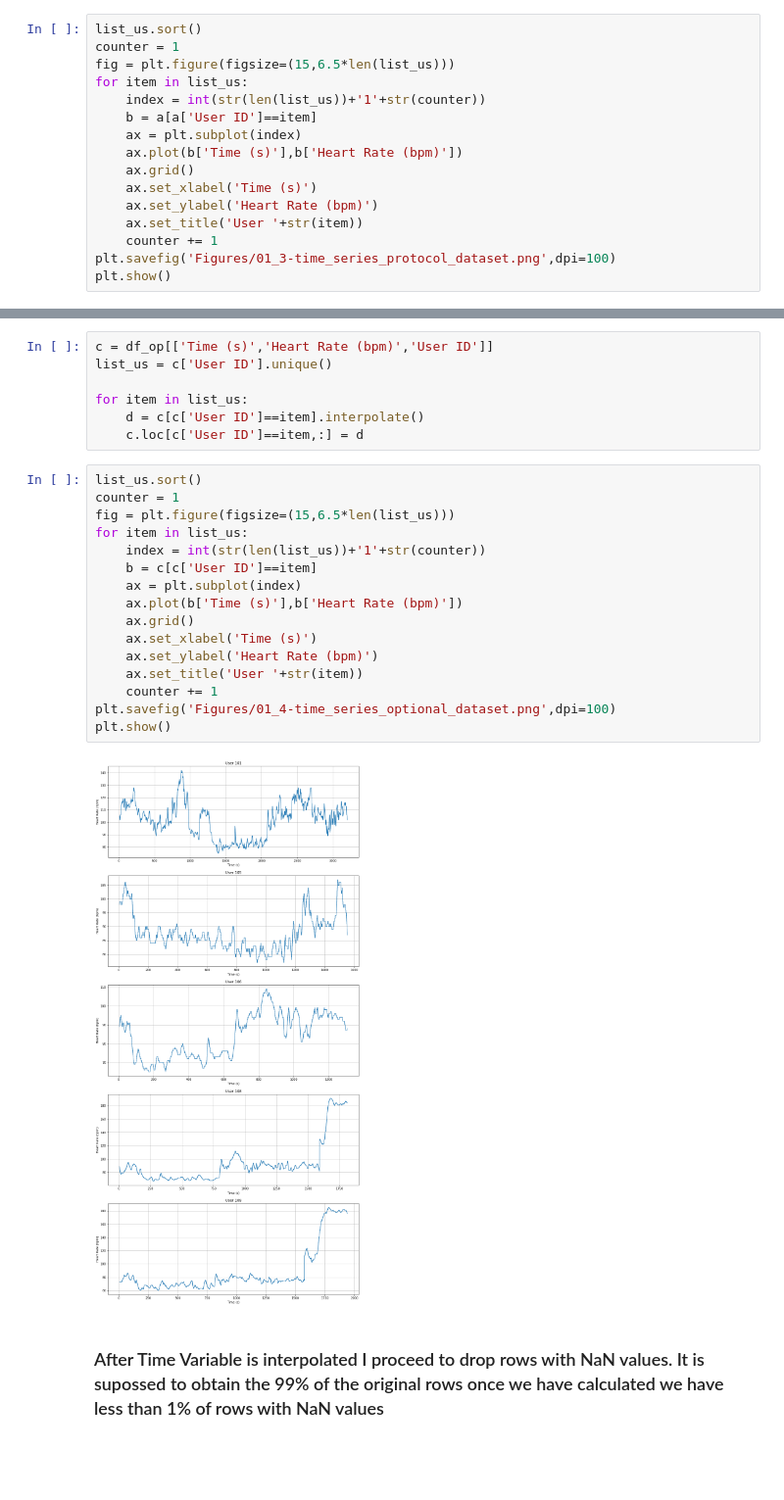
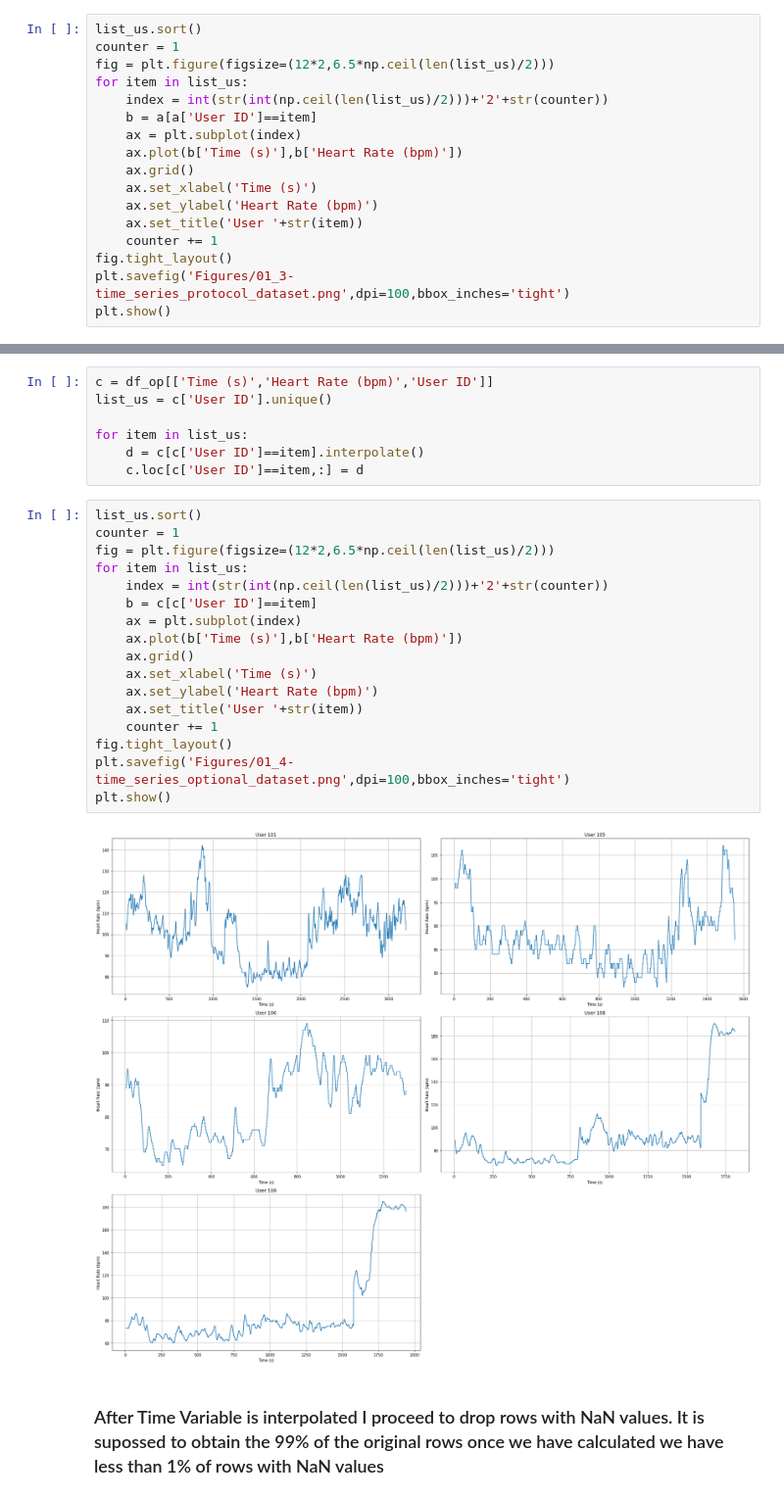
Before and after one commit to ijcernicharo/datamad18_ijcernicharo, a Jupyter notebook: final-project/my_project/01 - Final Project Cleaning and wrangling.ipynb, the cells around one changed output, grey strips where cells are left out. Shown at 98% size. Drawn from its saved outputs; the diff is of its cells as text; blank space fills up the shorter version.

```diff
--- a/final-project/my_project/01 - Final Project Cleaning and wrangling.ipynb
+++ b/final-project/my_project/01 - Final Project Cleaning and wrangling.ipynb
@@ -516,9 +518,9 @@ for item in list_us:
 # %%
 list_us.sort()
 counter = 1
-fig = plt.figure(figsize=(15,6.5*len(list_us)))
+fig = plt.figure(figsize=(12*2,6.5*np.ceil(len(list_us)/2)))
 for item in list_us:
-    index = int(str(len(list_us))+'1'+str(counter))
+    index = int(str(int(np.ceil(len(list_us)/2)))+'2'+str(counter))
     b = a[a['User ID']==item]
     ax = plt.subplot(index)
     ax.plot(b['Time (s)'],b['Heart Rate (bpm)'])
@@ -527,6 +529,7 @@ for item in list_us:
     ax.set_ylabel('Heart Rate (bpm)')
     ax.set_title('User '+str(item))
     counter += 1
-plt.savefig('Figures/01_3-time_series_protocol_dataset.png',dpi=100)
+fig.tight_layout()
+plt.savefig('Figures/01_3-time_series_protocol_dataset.png',dpi=100,bbox_inches='tight')
 plt.show()
 # %% [output]
@@ -541,21 +544,22 @@ for item in list_us:
 # %%
 list_us.sort()
 counter = 1
-fig = plt.figure(figsize=(15,6.5*len(list_us)))
+fig = plt.figure(figsize=(12*2,6.5*np.ceil(len(list_us)/2)))
 for item in list_us:
-    index = int(str(len(list_us))+'1'+str(counter))
+    index = int(str(int(np.ceil(len(list_us)/2)))+'2'+str(counter))
     b = c[c['User ID']==item]
     ax = plt.subplot(index)
     ax.plot(b['Time (s)'],b['Heart Rate (bpm)'])
     ax.grid()
     ax.set_xlabel('Time (s)')
     ax.set_ylabel('Heart Rate (bpm)')
     ax.set_title('User '+str(item))
     counter += 1
-plt.savefig('Figures/01_4-time_series_optional_dataset.png',dpi=100)
+fig.tight_layout()
+plt.savefig('Figures/01_4-time_series_optional_dataset.png',dpi=100,bbox_inches='tight')
 plt.show()
 # %% [output]
-[figure, old version]
+[figure, new version]
 # %% [markdown]
 ### After Time Variable is interpolated I proceed to drop rows with NaN values. It is supossed to obtain the 99% of the original rows once we have calculated we have less than 1% of rows with NaN values
 # %%
```
Also changed, not shown: parts of 9 cells of this notebook, 8 other files.
